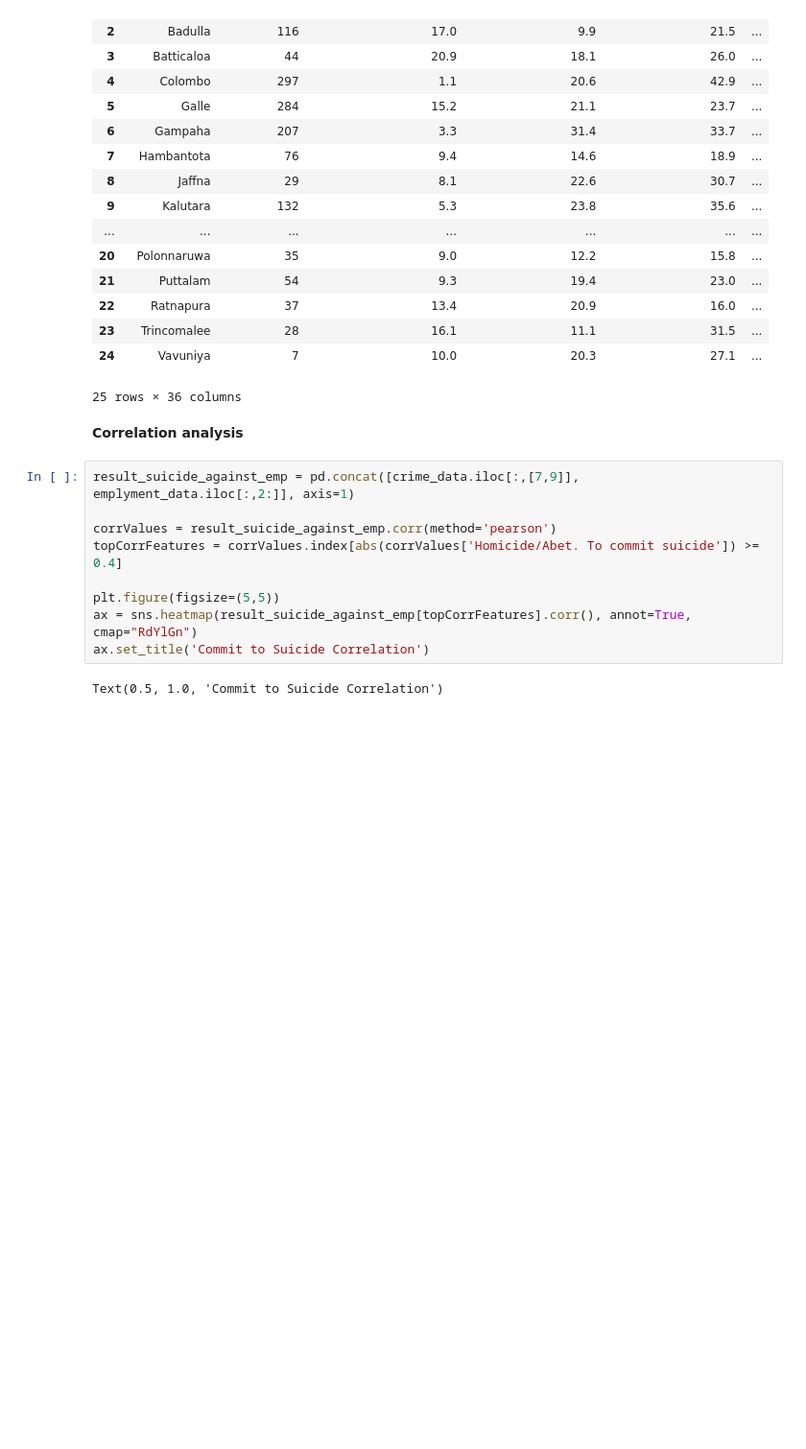
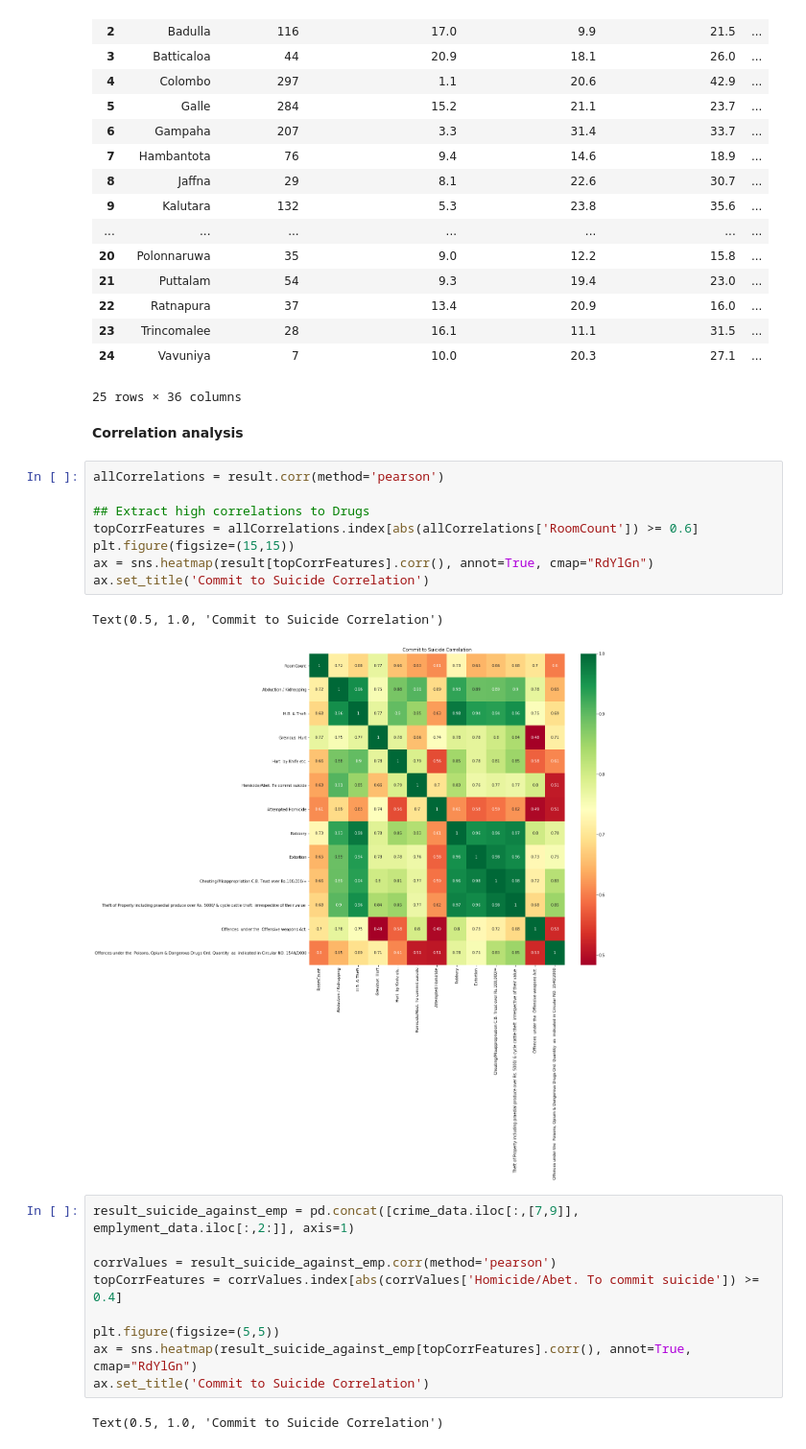
Before and after one commit to PraAnj/gov.lk.data.analysis, a Jupyter notebook: src/crime_analysis.ipynb, the cells around one changed output. Shown at 96% size. Saved outputs shown, nothing was run; the diff lists cells and outputs as text; blank space fills up the shorter version.

```diff
--- a/src/crime_analysis.ipynb
+++ b/src/crime_analysis.ipynb
@@ -171,6 +171,17 @@ Integrated dataframe shape =  (25, 36)
 25 rows × 36 columns
 # %% [markdown]
 **Correlation analysis**
+# %%
+allCorrelations = result.corr(method='pearson')
+
+## Extract high correlations to Drugs
+topCorrFeatures = allCorrelations.index[abs(allCorrelations['RoomCount']) >= 0.6]
+plt.figure(figsize=(15,15))
+ax = sns.heatmap(result[topCorrFeatures].corr(), annot=True, cmap="RdYlGn")
+ax.set_title('Commit to Suicide Correlation')
+# %% [output]
+Text(0.5, 1.0, 'Commit to Suicide Correlation')
+[figure, added]
 # %%
 result_suicide_against_emp = pd.concat([crime_data.iloc[:,[7,9]], emplyment_data.iloc[:,2:]], axis=1)
 
```
Also changed, not shown: 3 other files.
